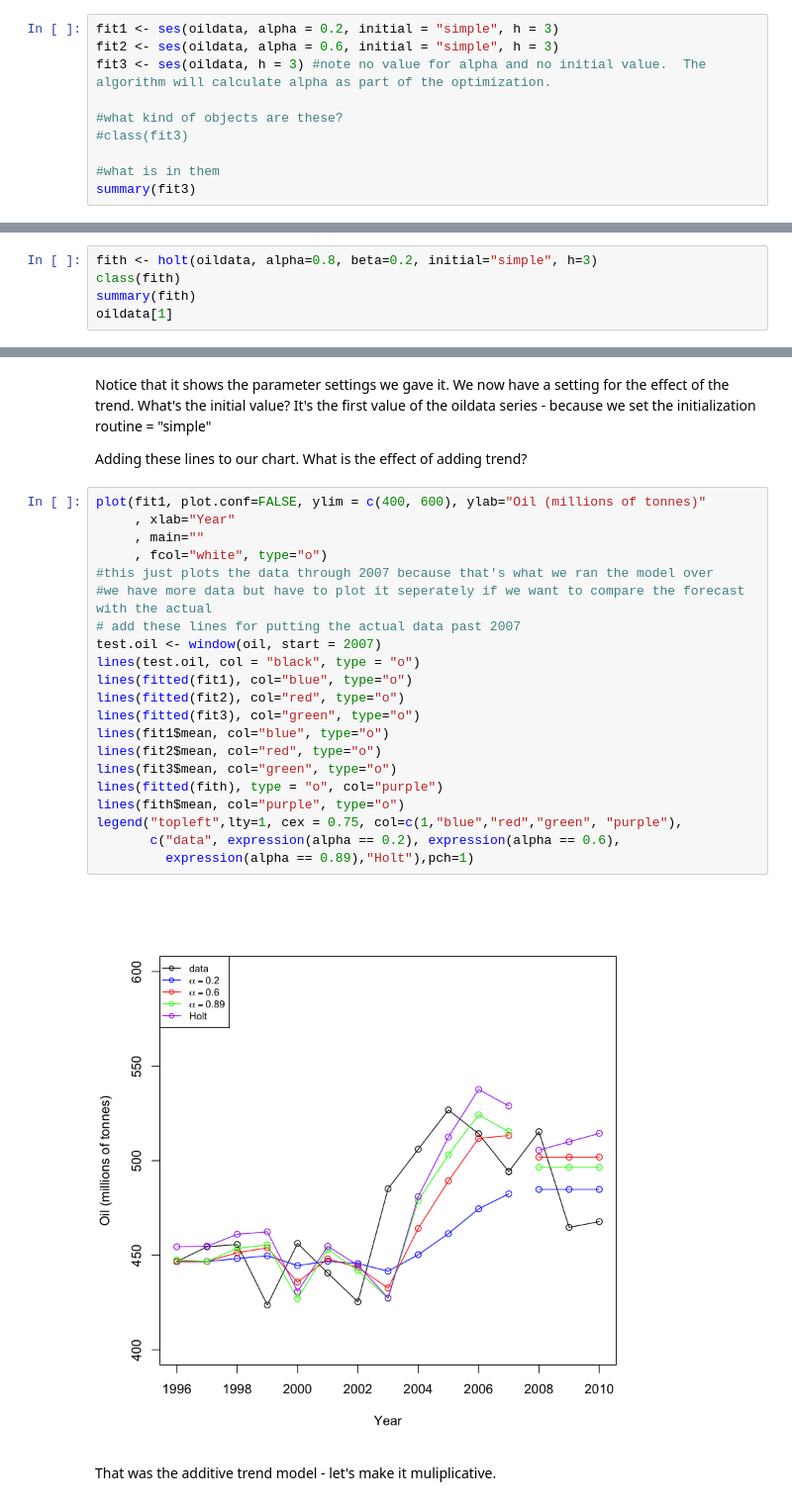
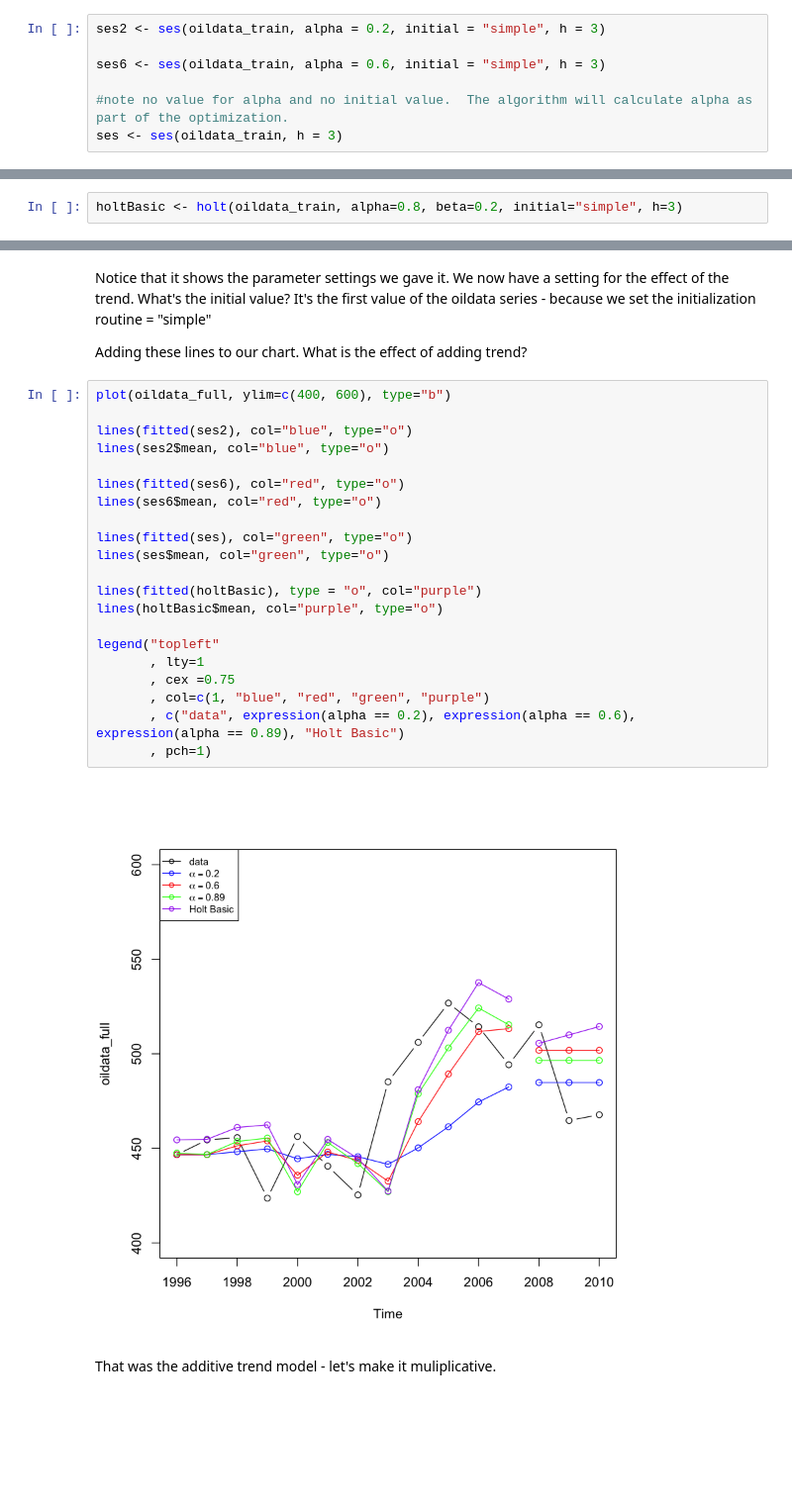
Before and after one commit to kofoide/forecasting, a Jupyter notebook: Week4/Week4.ipynb, the cells around one changed output, grey strips where cells are left out. Shown: that part at 99% size. Saved outputs shown, nothing was run; the diff lists cells and outputs as text; blank space fills up the shorter version.

```diff
--- a/Week4/Week4.ipynb
+++ b/Week4/Week4.ipynb
@@ -27,10 +18,7 @@ Frequency = 1
 # %%
-fit1 <- ses(oildata, alpha = 0.2, initial = "simple", h = 3)
-fit2 <- ses(oildata, alpha = 0.6, initial = "simple", h = 3)
-fit3 <- ses(oildata, h = 3) #note no value for alpha and no initial value.  The algorithm will calculate alpha as part of the optimization.
+ses2 <- ses(oildata_train, alpha = 0.2, initial = "simple", h = 3)
 
-#what kind of objects are these?
-#class(fit3)
+ses6 <- ses(oildata_train, alpha = 0.6, initial = "simple", h = 3)
 
-#what is in them
-summary(fit3)
+#note no value for alpha and no initial value.  The algorithm will calculate alpha as part of the optimization.
+ses <- ses(oildata_train, h = 3)
@@ -102,7 +117,4 @@ expression(alpha == 0.89)),pch=1)
 # %% [markdown]
 Next set of methods: Holt exponential smoothing.
 # %%
-fith <- holt(oildata, alpha=0.8, beta=0.2, initial="simple", h=3)
-class(fith)
-summary(fith)
-oildata[1]
+holtBasic <- holt(oildata_train, alpha=0.8, beta=0.2, initial="simple", h=3)
@@ -131,28 +147,28 @@ Notice that it shows the parameter settings we gave it. We now have a setting fo
 
 Adding these lines to our chart.  What is the effect of adding trend?
 # %%
-plot(fit1, plot.conf=FALSE, ylim = c(400, 600), ylab="Oil (millions of tonnes)"
-     , xlab="Year"
-     , main=""
-     , fcol="white", type="o")
-#this just plots the data through 2007 because that's what we ran the model over
-#we have more data but have to plot it seperately if we want to compare the forecast with the actual
-# add these lines for putting the actual data past 2007
-test.oil <- window(oil, start = 2007)
-lines(test.oil, col = "black", type = "o")
-lines(fitted(fit1), col="blue", type="o")
-lines(fitted(fit2), col="red", type="o")
-lines(fitted(fit3), col="green", type="o")
-lines(fit1$mean, col="blue", type="o")
-lines(fit2$mean, col="red", type="o")
-lines(fit3$mean, col="green", type="o")
-lines(fitted(fith), type = "o", col="purple")
-lines(fith$mean, col="purple", type="o")
-legend("topleft",lty=1, cex = 0.75, col=c(1,"blue","red","green", "purple"),
-       c("data", expression(alpha == 0.2), expression(alpha == 0.6),
-         expression(alpha == 0.89),"Holt"),pch=1)
+plot(oildata_full, ylim=c(400, 600), type="b")
+
+lines(fitted(ses2), col="blue", type="o")
+lines(ses2$mean, col="blue", type="o")
+
+lines(fitted(ses6), col="red", type="o")
+lines(ses6$mean, col="red", type="o")
+
+lines(fitted(ses), col="green", type="o")
+lines(ses$mean, col="green", type="o")
+
+lines(fitted(holtBasic), type = "o", col="purple")
+lines(holtBasic$mean, col="purple", type="o")
+
+legend("topleft"
+       , lty=1
+       , cex =0.75
+       , col=c(1, "blue", "red", "green", "purple")
+       , c("data", expression(alpha == 0.2), expression(alpha == 0.6), expression(alpha == 0.89), "Holt Basic")
+       , pch=1)
 # %% [output]
-[figure, old version]
+[figure, new version]
 # %% [markdown]
 
 That was the additive trend model - let's make it muliplicative.
```
Also changed, not shown: parts of 30 cells of this notebook, 13 other files.
